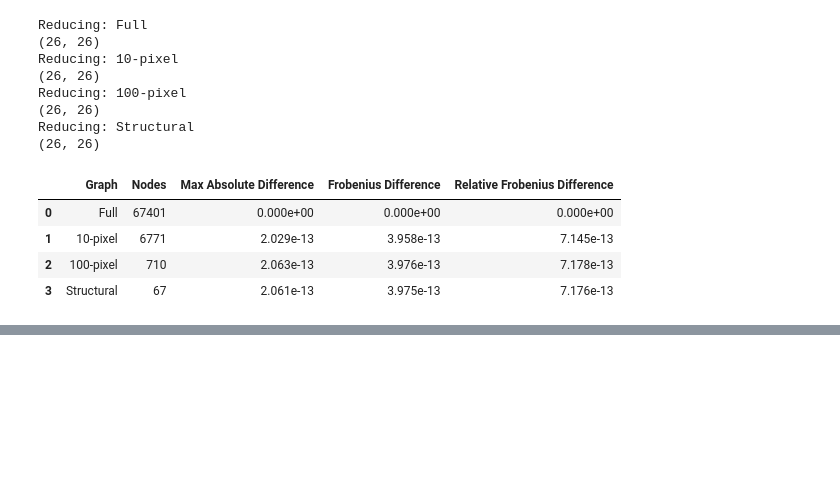
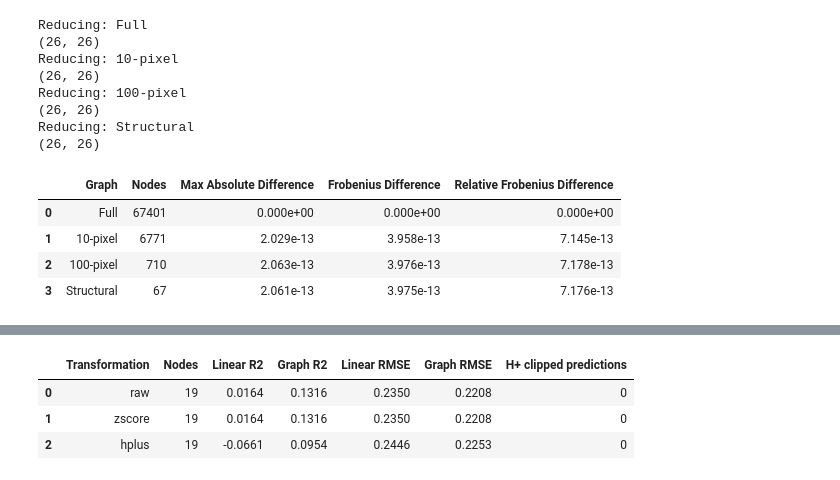
Before and after one commit to andrewc156/rivernets, a Jupyter notebook: largest_uncompressed_laplacian.ipynb, the cells around one changed output, grey strips where cells are left out. Drawn from its saved outputs; the diff is of its cells as text; code cells hidden in the pictures; blank space fills up the shorter version.

```diff
--- a/largest_uncompressed_laplacian.ipynb
+++ b/largest_uncompressed_laplacian.ipynb
@@ -9146,0 +10342,80 @@ display(
+# %%
+PH_MODES = [
+    "raw",
+    "zscore",
+    "hplus"
+]
+
+
+ph_transform_results = []
+
+ph_transform_predictions = {}
+
+ph_transform_tuning = {}
+
+
+for mode in PH_MODES:
+
+    print(
+        "\n"
+        +
+        "=" * 70
+    )
+
+    print(
+        "RUNNING:",
+        mode
+    )
+
+    print(
+        "=" * 70
+    )
+
+
+    result, preds, tuning = (
+        nested_loo_ph_transform(
+            ph_df,
+            mode
+        )
+    )
+
+
+    ph_transform_results.append(
+        result
+    )
+
+
+    ph_transform_predictions[
+        mode
+    ] = preds
+
+
+    ph_transform_tuning[
+        mode
+    ] = tuning
+
+
+ph_transform_results = pd.DataFrame(
+    ph_transform_results
+)
+
+
+display(
+    ph_transform_results
+    .style
+    .format({
+
+        "Linear R2":
+            "{:.4f}",
+
+        "Graph R2":
+            "{:.4f}",
+
+        "Linear RMSE":
+            "{:.4f}",
+
+        "Graph RMSE":
+            "{:.4f}"
+    })
+)
+# %% [output]
@@ -9146,0 +10439,4 @@ display(
+|  | Transformation | Nodes | Linear R2 | Graph R2 | Linear RMSE | Graph RMSE | H+ clipped predictions |
+| 0 | raw | 19 | 0.0164 | 0.1316 | 0.2350 | 0.2208 | 0 |
+| 1 | zscore | 19 | 0.0164 | 0.1316 | 0.2350 | 0.2208 | 0 |
+| 2 | hplus | 19 | -0.0661 | 0.0954 | 0.2446 | 0.2253 | 0 |
```
Also changed, not shown: parts of 5 cells of this notebook.
